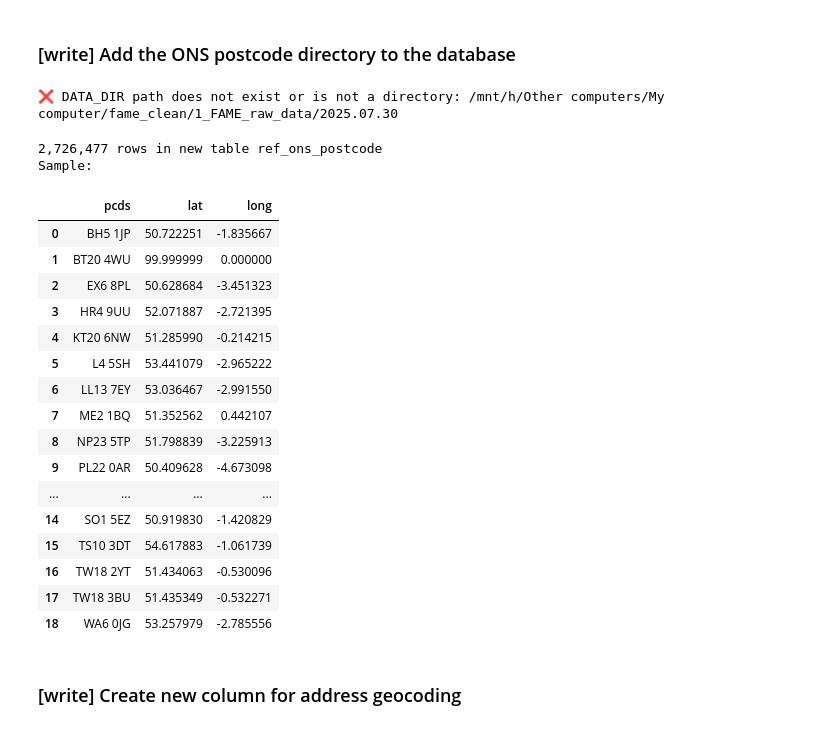
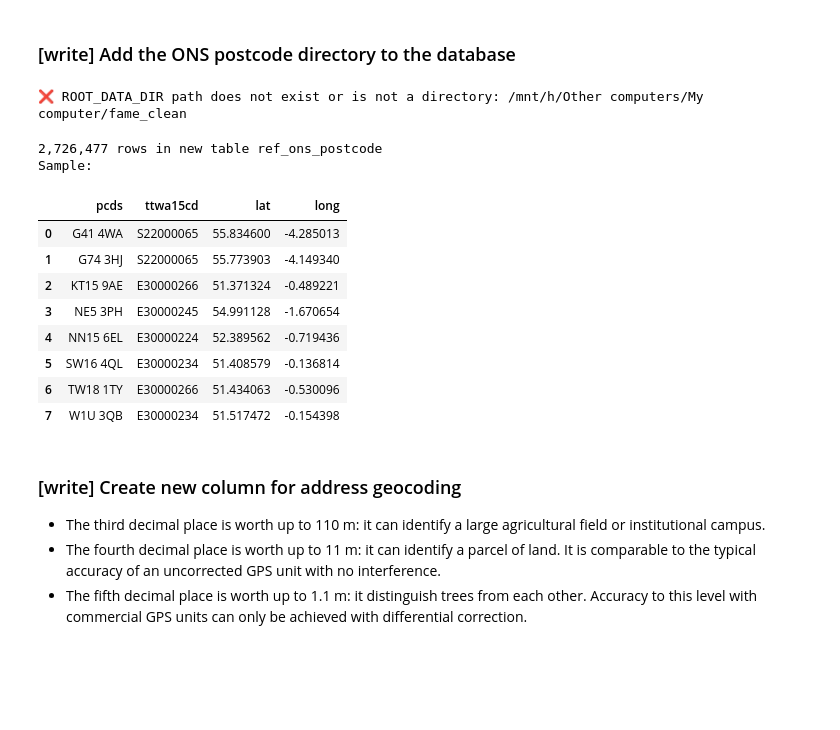
Before and after one commit to aloysiuslip/ucl-diss-ECON0079, a Jupyter notebook: descriptives/src/main_3_geospatial.ipynb, the cells around one changed output. Drawn from its saved outputs; the diff is of its cells as text; code cells hidden in the pictures; blank space fills up the shorter version.

```diff
--- a/descriptives/src/main_3_geospatial.ipynb
+++ b/descriptives/src/main_3_geospatial.ipynb
@@ -43,20 +43,22 @@ def build_location_source_cases(table: ibis.expr.types.Table, hierarchy: list[se
 # %%
 # Add input/NSPL_MAY_2026_UK.csv as a table to the database
 # Keep only columns pcds, lat, and long
-import ibis
 import pandas as pd
+from numpy.random import rand
 from utils.f_0_dirs import get_data_dirs
 
+dirs = get_data_dirs(segment="descriptives")
 table_name = "ref_ons_postcode"
-file_name = "skinny_NSPL_MAY_2026_UK.csv"
-keep_cols = { "pcds", "lat", "long" }
+file_name = "NSPL_MAY_2026_UK.csv"
+keep_cols = { "pcds", "lat", "long", "ttwa15cd" }
 
-# Initialize connection
-dirs = get_data_dirs(segment="descriptives")
-con = ibis.duckdb.connect(str(dirs.db_path))
+# # Skip 99.9% of the rows
+# csv_file = f"/mnt/c/Users/lazym/OneDrive - University College London/Diss 2/Data/Postcode/{file_name}"
+# df_raw = pd.read_csv(csv_file, skiprows=lambda x: x > 0 and rand() > 0.001)
+# df_raw_short = df_raw.sample(500)
+# df_raw_short.to_csv(f"{dirs.input_dir}/short_{file_name}", index=False)
 
 csv_file = f"{dirs.input_dir}/{file_name}"
-
 df_raw = pd.read_csv(csv_file, usecols=list(keep_cols))
 # df_raw.to_csv(f"{dirs.input_dir}/skinny_{file_name}")
 if len(set(df_raw.columns).intersection(keep_cols)) != len(keep_cols):
@@ -67,35 +69,35 @@ if len(set(df_raw.columns).intersection(keep_cols)) != len(keep_cols):
 codes_length = len(df_raw)
 display(df_raw.sample(20))
 # %% [output]
-❌ DATA_DIR path does not exist or is not a directory: /mnt/h/Other computers/My computer/fame_clean/1_FAME_raw_data/2025.07.30
+❌ ROOT_DATA_DIR path does not exist or is not a directory: /mnt/h/Other computers/My computer/fame_clean
 # %%
+import ibis
+
+# Initialize connection
+con = ibis.duckdb.connect(str(dirs.db_path))
+
 con.create_table(table_name, df_raw, overwrite=table_name in con.list_tables())
 table_ref = con.table(table_name)
 rows_count = table_ref.count().execute()
 print(f"{rows_count:,} rows in new table {table_name}")
 print("Sample:")
-display(table_ref.sample(20 / rows_count).execute())
+display(table_ref.sample(10 / rows_count).execute())
 # %% [output]
 2,726,477 rows in new table ref_ons_postcode
 Sample:
-|  | pcds | lat | long |
-| 0 | BH5 1JP | 50.722251 | -1.835667 |
-| 1 | BT20 4WU | 99.999999 | 0.000000 |
-| 2 | EX6 8PL | 50.628684 | -3.451323 |
-| 3 | HR4 9UU | 52.071887 | -2.721395 |
-| 4 | KT20 6NW | 51.285990 | -0.214215 |
-| 5 | L4 5SH | 53.441079 | -2.965222 |
-| 6 | LL13 7EY | 53.036467 | -2.991550 |
-| 7 | ME2 1BQ | 51.352562 | 0.442107 |
-| 8 | NP23 5TP | 51.798839 | -3.225913 |
-| 9 | PL22 0AR | 50.409628 | -4.673098 |
-| ... | ... | ... | ... |
-| 14 | SO1 5EZ | 50.919830 | -1.420829 |
-| 15 | TS10 3DT | 54.617883 | -1.061739 |
-| 16 | TW18 2YT | 51.434063 | -0.530096 |
-| 17 | TW18 3BU | 51.435349 | -0.532271 |
-| 18 | WA6 0JG | 53.257979 | -2.785556 |
+|  | pcds | ttwa15cd | lat | long |
+| 0 | G41 4WA | S22000065 | 55.834600 | -4.285013 |
+| 1 | G74 3HJ | S22000065 | 55.773903 | -4.149340 |
+| 2 | KT15 9AE | E30000266 | 51.371324 | -0.489221 |
+| 3 | NE5 3PH | E30000245 | 54.991128 | -1.670654 |
+| 4 | NN15 6EL | E30000224 | 52.389562 | -0.719436 |
+| 5 | SW16 4QL | E30000234 | 51.408579 | -0.136814 |
+| 6 | TW18 1TY | E30000266 | 51.434063 | -0.530096 |
+| 7 | W1U 3QB | E30000234 | 51.517472 | -0.154398 |
 # %% [markdown]
 ### [write] Create new column for address geocoding
+- The third decimal place is worth up to 110 m: it can identify a large agricultural field or institutional campus.
+- The fourth decimal place is worth up to 11 m: it can identify a parcel of land. It is comparable to the typical accuracy of an uncorrected GPS unit with no interference.
+- The fifth decimal place is worth up to 1.1 m: it distinguish trees from each other. Accuracy to this level with commercial GPS units can only be achieved with differential correction.
 # %%
 import ibis
```
Also changed, not shown: parts of 5 cells of this notebook, 9 other files.
